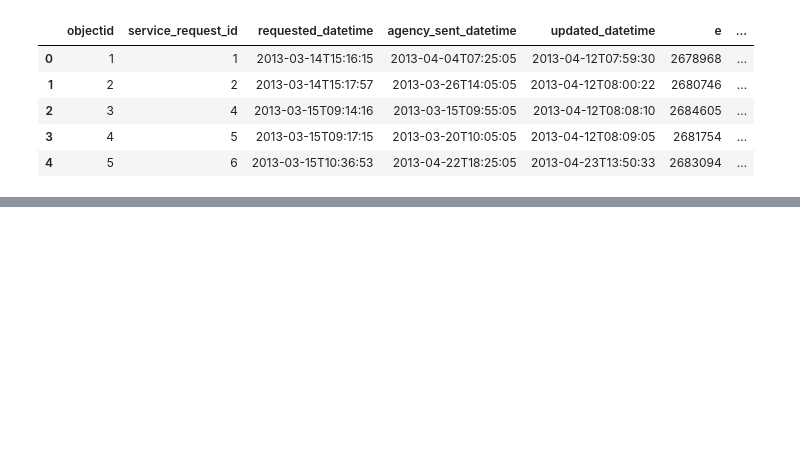
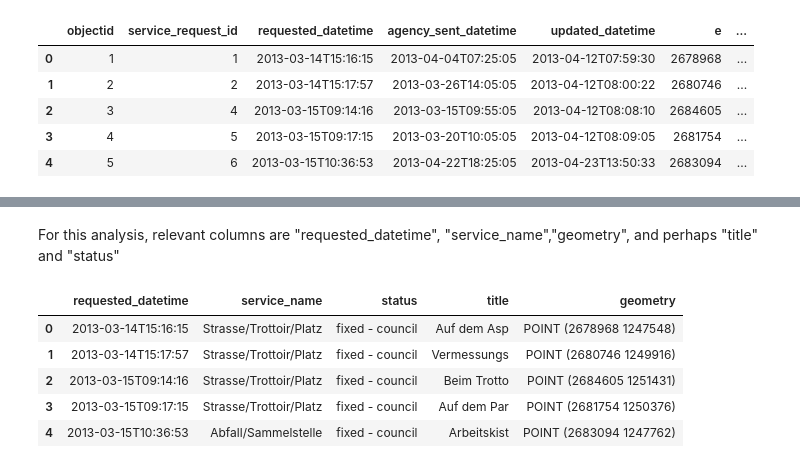
Before and after one commit to dnugent01/zurich-urban-issues, a Jupyter notebook: notebooks/analysis.ipynb, the cells around one changed output, grey strips where cells are left out. Drawn from its saved outputs; the diff is of its cells as text; code cells hidden in the pictures; blank space fills up the shorter version.

```diff
--- a/notebooks/analysis.ipynb
+++ b/notebooks/analysis.ipynb
@@ -12,0 +51,13 @@ df.head()
+# %% [markdown]
+For this analysis, relevant columns are "requested_datetime", "service_name","geometry", and perhaps "title" and "status"
+# %%
+cleaned_df = df[["requested_datetime", "service_name","status","title","geometry"]] #creating the new dataset with
+#relevant columns
+cleaned_df.head()
+# %% [output]
+|  | requested_datetime | service_name | status | title | geometry |
+| 0 | 2013-03-14T15:16:15 | Strasse/Trottoir/Platz | fixed - council | Auf dem Asp | POINT (2678968 1247548) |
+| 1 | 2013-03-14T15:17:57 | Strasse/Trottoir/Platz | fixed - council | Vermessungs | POINT (2680746 1249916) |
+| 2 | 2013-03-15T09:14:16 | Strasse/Trottoir/Platz | fixed - council | Beim Trotto | POINT (2684605 1251431) |
+| 3 | 2013-03-15T09:17:15 | Strasse/Trottoir/Platz | fixed - council | Auf dem Par | POINT (2681754 1250376) |
+| 4 | 2013-03-15T10:36:53 | Abfall/Sammelstelle | fixed - council | Arbeitskist | POINT (2683094 1247762) |
```
Also changed, not shown: parts of 14 cells of this notebook, 1 other file.
